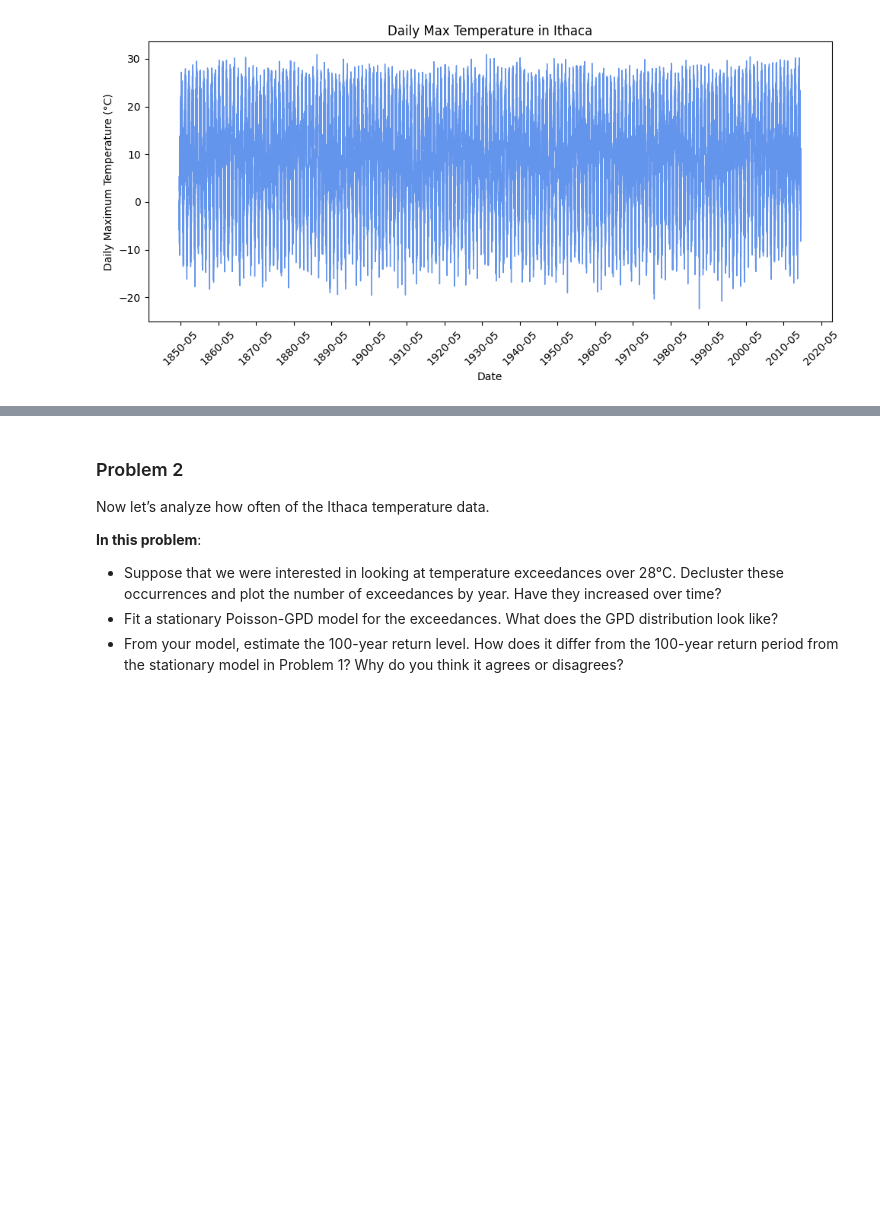
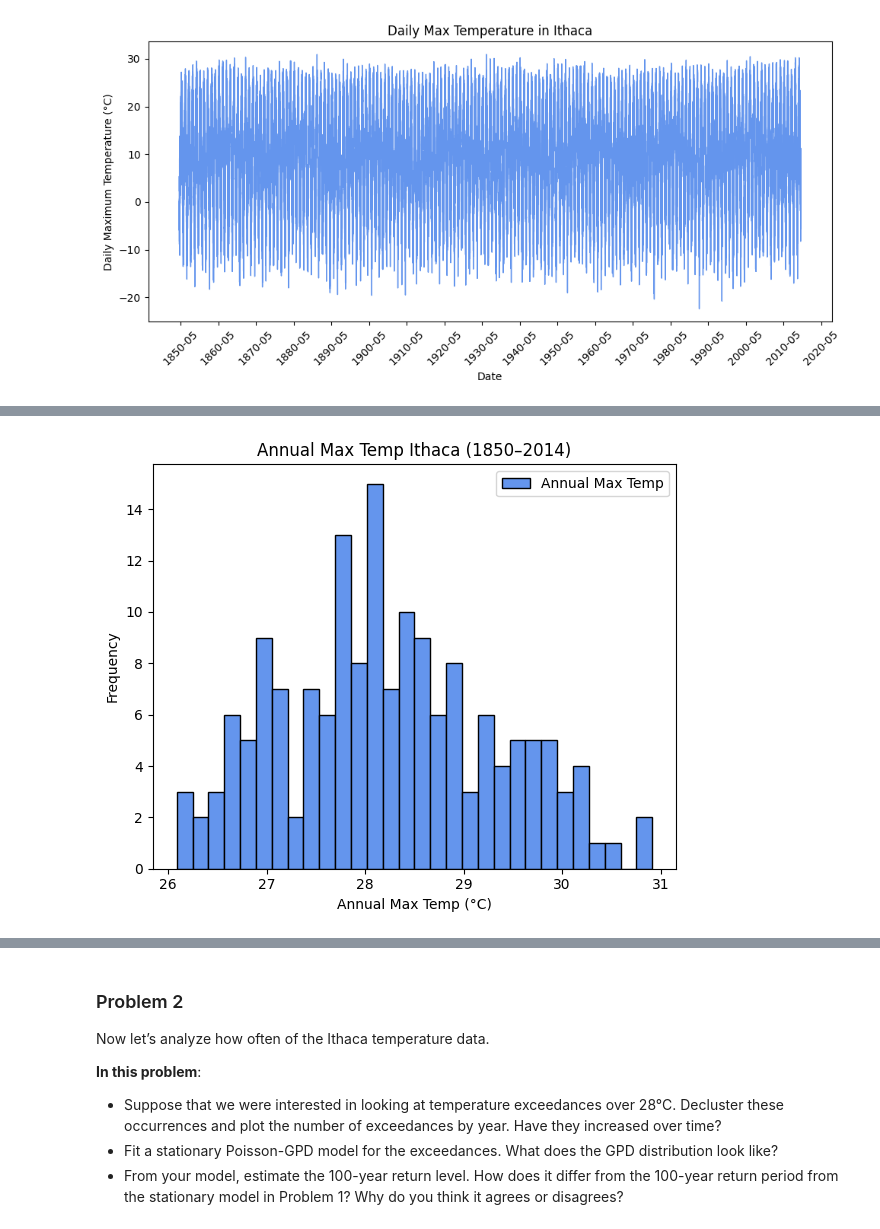
Before and after one commit to BEE4850-SP25/hw05-mcallen14, a Jupyter notebook: hw05.ipynb, the cells around one changed output, grey strips where cells are left out. Saved outputs shown, nothing was run; the diff lists cells and outputs as text; code cells hidden in the pictures; blank space fills up the shorter version.

```diff
--- a/hw05.ipynb
+++ b/hw05.ipynb
@@ -115,0 +140,12 @@ plt.show()
+# %%
+# Plot
+plt.figure(figsize=(6, 5))
+plt.hist(max_annual['TempMax'], bins = 30, color = 'cornflowerblue', edgecolor='black', label = f'Annual Max Temp')
+plt.xlabel("Annual Max Temp (°C)")
+plt.ylabel("Frequency")
+plt.legend()
+plt.title(fr"Annual Max Temp Ithaca (1850–2014)")
+plt.tight_layout()
+plt.show()
+# %% [output]
+[figure, added]
```
Also changed, not shown: parts of 28 cells of this notebook.
